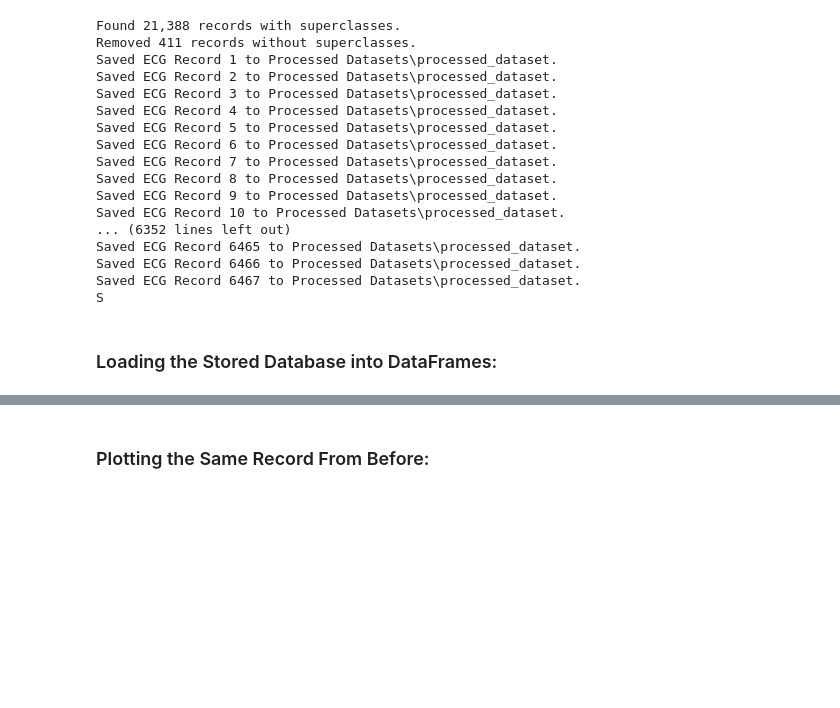
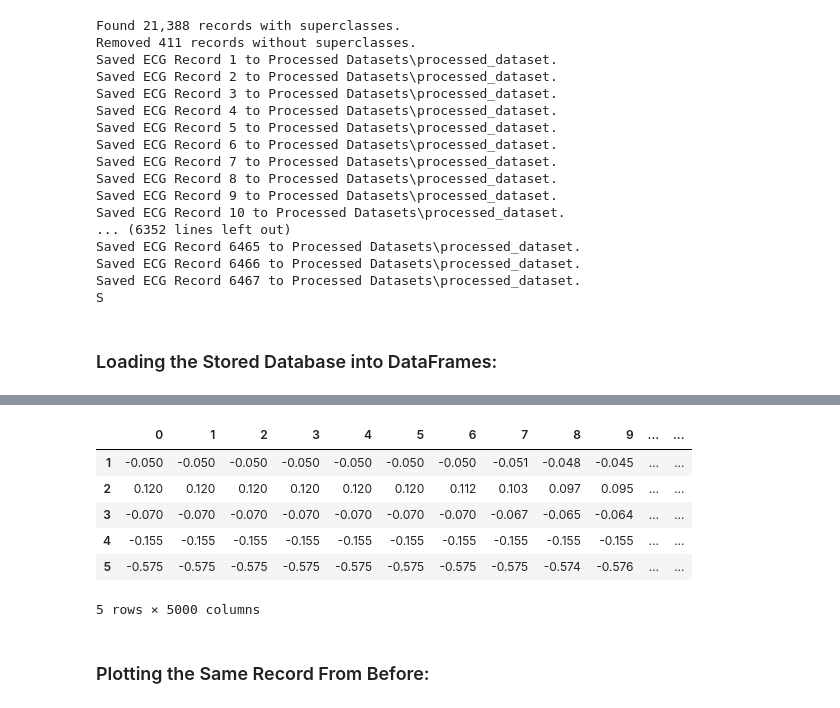
Before and after one commit to Aaron-Loera/Multilabel-ECG-Classification, a Jupyter notebook: Preprocessing.ipynb, the cells around one changed output, grey strips where cells are left out. Cells and saved outputs as stored; diff of their text form; code cells hidden in the pictures; blank space fills up the shorter version.

```diff
--- a/Preprocessing.ipynb
+++ b/Preprocessing.ipynb
@@ -117,13 +116,14 @@ superclasses
 # %% [markdown]
 ### Removing Records with no Superclasses:
 # %%
-def get_superclass_records(ptbxl_database: pd.DataFrame, superclasses: dict) -> pd.DataFrame:
+def get_superclass_records(ptbxl_database: pd.DataFrame, superclasses: dict, in_place: bool=True) -> pd.DataFrame:
     '''
     Filters out any records without superclasses (i.e, CD, HYP, MI, NORM, STTC).
 
     Args:
         ptbxl_database: A DataFrame containing the PTB-XL database
         superclasses: A dictionary containing all superclass mappings of each SCP code/label
+        in_place: Determines if the computed superclass should overwrite the 'scp_codes' column
 
     Return:
         DataFrame: A DataFrame containing only records that have a corresponding superclass
@@ -166,7 +166,10 @@ def get_superclass_records(ptbxl_database: pd.DataFrame, superclasses: dict) ->
         scp_codes.at[record, 'scp_codes'] = sorted_scp_codes
 
     # Assigns new superclass codes to entire database
-    ptbxl_database['scp_codes'] = scp_codes
+    if in_place:
+        ptbxl_database['scp_codes'] = scp_codes
+    else:
+        ptbxl_database['superclasses'] = scp_codes
 
     # Removes records with no superclasses via boolean mask
     has_superclass = np.array([len(code) > 0 for code in scp_codes['scp_codes']])
@@ -177,7 +180,7 @@ def get_superclass_records(ptbxl_database: pd.DataFrame, superclasses: dict) ->
 
     return ptbxl_database
 # %%
-ptbxl_database = get_superclass_records(ptbxl_database, superclasses)
+ptbxl_database = get_superclass_records(ptbxl_database, superclasses, in_place=False)
 # %% [output]
 Found 21,388 records with superclasses.
 Removed 411 records without superclasses.
@@ -341 +359,3 @@ output_dir = 'Processed Datasets\\processed_dataset'
+# %%
+metadata = ['patient_id', 'age', 'sex', 'height', 'weight', 'site', 'device', 'strat_fold', 'scp_codes', 'filename_hr']
 # %%
@@ -380,12 +400,10 @@ def load_database(file_path: str) -> tuple[pd.DataFrame, pd.DataFrame]:
     signals = database['signals']
     fields = database['fields']
     metadata = database['metadata']
-    superclasses = database['superclasses']
+    col_names = database['col_names']
 
     data = {}
 
-    # Further breaking down the metadata
-    col_names = ['patient_id', 'age', 'sex', 'height', 'weight', 'site', 'device', 'strat_fold']
     for i, col in enumerate(col_names):
         data[col] = pd.Series(metadata[:, i], index=ecg_ids)
 
@@ -394,12 +412,11 @@ def load_database(file_path: str) -> tuple[pd.DataFrame, pd.DataFrame]:
 
     # Adding fields and superclasses to the data
     data['fields'] = fields
-    data['superclasses'] = superclasses
 
     ptbxl_df = pd.DataFrame(data=data, index=ecg_ids)
     signals_df = pd.DataFrame(data=signals, index=ecg_ids, dtype=float)
 
-    return ptbxl_df, signals_df
+    return (ptbxl_df, signals_df)
 # %%
 npz_path = r'Processed Datasets\processed_dataset.npz'
 # %%
@@ -407,3 +433,13 @@ ptbxl_df, signals_df = load_database(npz_path)
+# %%
+signals_df.head()
+# %% [output]
+|  | 0 | 1 | 2 | 3 | 4 | 5 | 6 | 7 | 8 | 9 | ... | ... |
+| 1 | -0.050 | -0.050 | -0.050 | -0.050 | -0.050 | -0.050 | -0.050 | -0.051 | -0.048 | -0.045 | ... | ... |
+| 2 | 0.120 | 0.120 | 0.120 | 0.120 | 0.120 | 0.120 | 0.112 | 0.103 | 0.097 | 0.095 | ... | ... |
+| 3 | -0.070 | -0.070 | -0.070 | -0.070 | -0.070 | -0.070 | -0.070 | -0.067 | -0.065 | -0.064 | ... | ... |
+| 4 | -0.155 | -0.155 | -0.155 | -0.155 | -0.155 | -0.155 | -0.155 | -0.155 | -0.155 | -0.155 | ... | ... |
+| 5 | -0.575 | -0.575 | -0.575 | -0.575 | -0.575 | -0.575 | -0.575 | -0.575 | -0.574 | -0.576 | ... | ... |
+5 rows × 5000 columns
 # %% [markdown]
 ### Plotting the Same Record From Before:
 # %%
```
Also changed, not shown: parts of 19 cells of this notebook, 3 other files.
